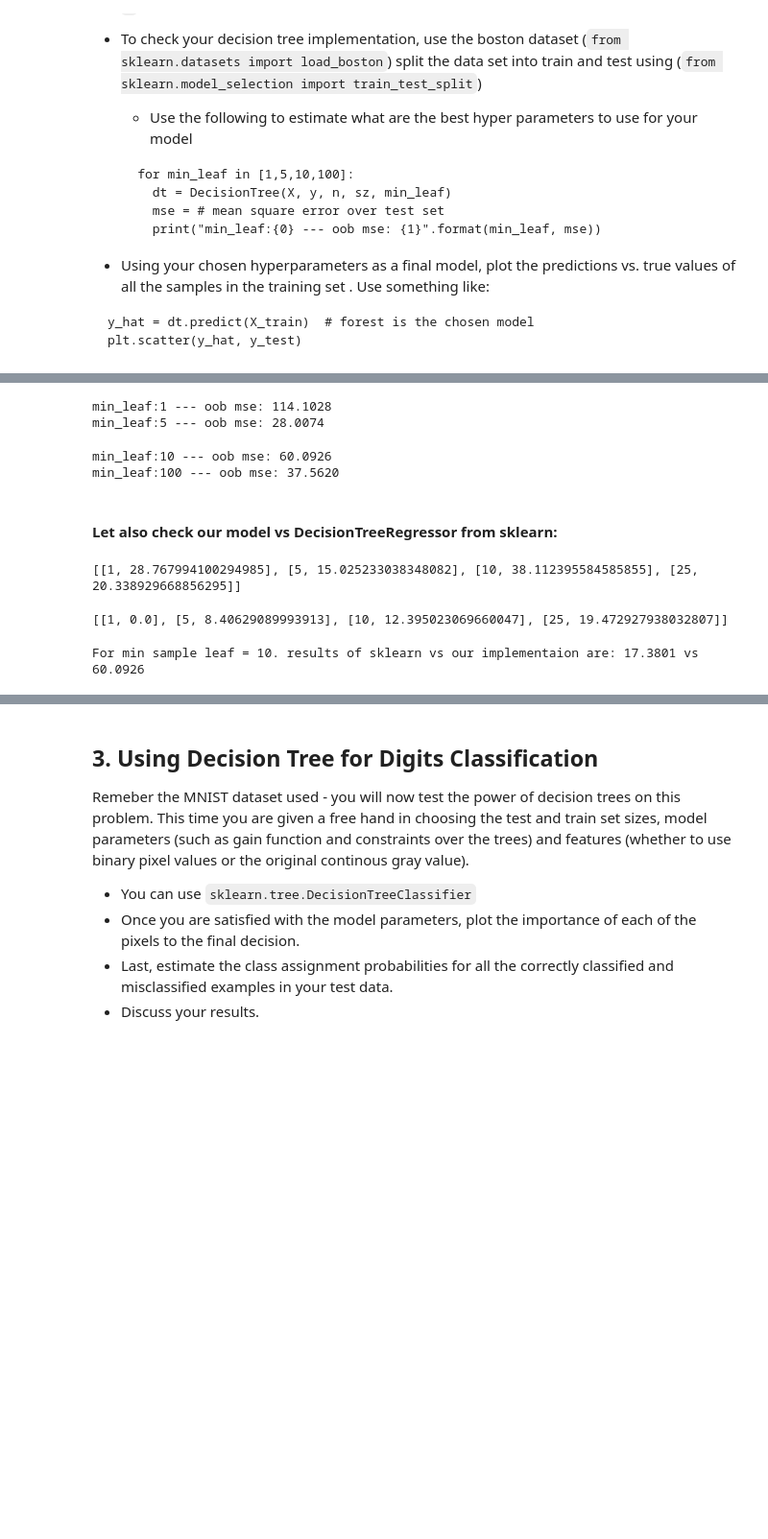
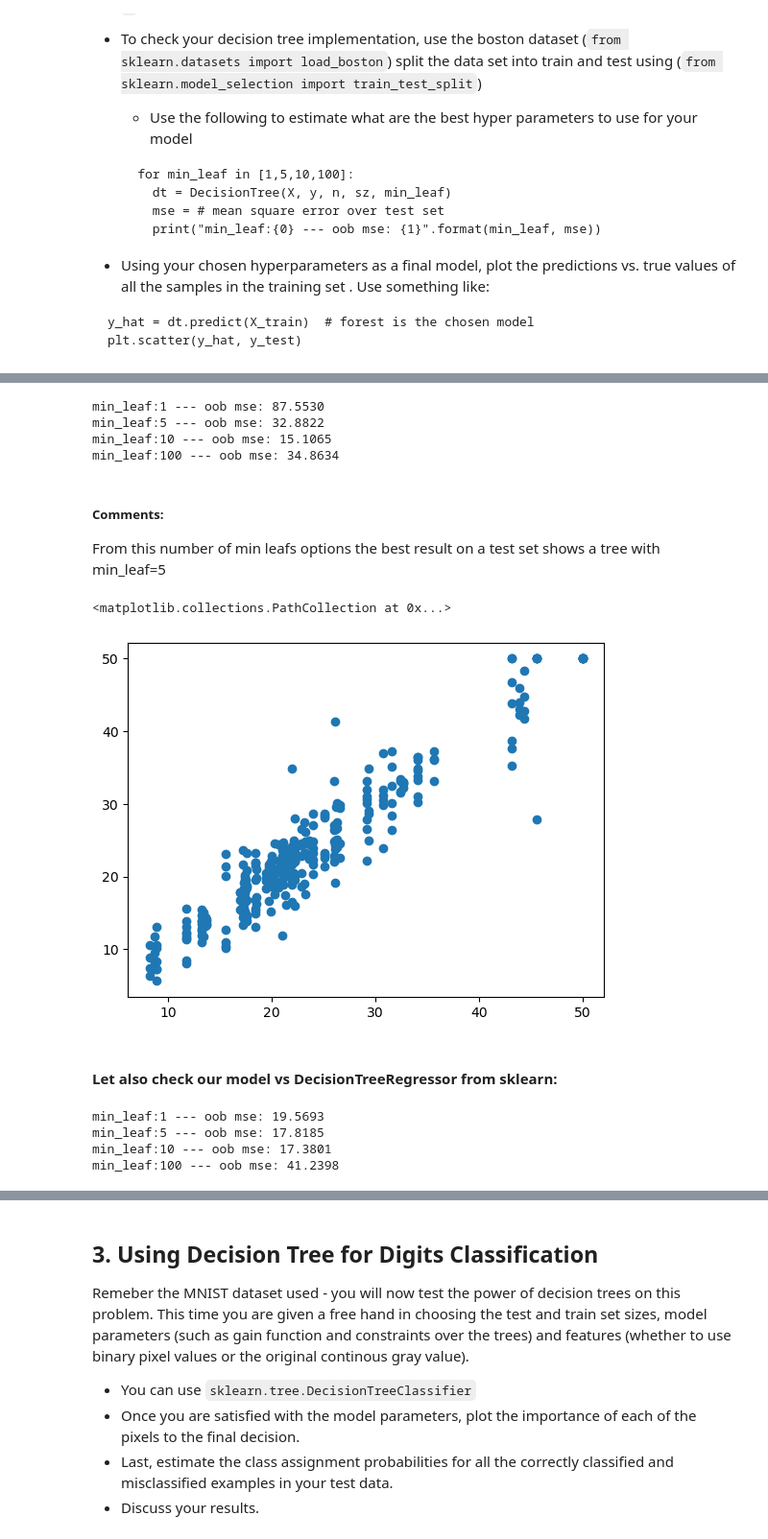
Before and after one commit to tansla/HWs_git, a Jupyter notebook: Decision Trees - Exercise.ipynb, the cells around one changed output, grey strips where cells are left out. Shown at 96% size. Cells and saved outputs as stored; diff of their text form; code cells hidden in the pictures; blank space fills up the shorter version.

Commit message:
corrected ex3 + good working tree in ex2

```diff
--- a/Decision Trees - Exercise.ipynb
+++ b/Decision Trees - Exercise.ipynb
@@ -148,10 +148,13 @@ class DecisionTree(BaseEstimator,ClassifierMixin):
       index_right = self.X.iloc[:,self.feature]  >= self.feature_value
       left_tree  = self.X[index_left].loc[:,self.X.columns.values !=self.feature]
       right_tree = self.X[index_right].loc[:,self.X.columns.values !=self.feature]
-      self.right = DecisionTree(self.min_leaf)
-      self.right.fit(right_tree, self.y[index_right], depth=depth+1)
-      self.left = DecisionTree(self.min_leaf)
-      self.left.fit(left_tree, self.y[index_left], depth=depth+1)
+      if (len(left_tree) == 0) or (len(right_tree) == 0):
+        self.feature = None
+      else:
+        self.right = DecisionTree(self.min_leaf)
+        self.right.fit(right_tree, self.y[index_right], depth=depth+1)
+        self.left = DecisionTree(self.min_leaf)
+        self.left.fit(left_tree, self.y[index_left], depth=depth+1)
 
 
   def learn_the_feature(self):
@@ -175,7 +178,7 @@ class DecisionTree(BaseEstimator,ClassifierMixin):
     for value in values_to_check:
         left = pd_xy.loc[pd_xy.x < value]['y'].values
         right = pd_xy.loc[pd_xy.x >= value]['y'].values
-        if (len(left) > self.min_leaf/2) and (len(right) > self.min_leaf/2):
+        if (len(left) > self.min_leaf/3) and (len(right) > self.min_leaf/3):
           values.append(value)
           errors.append(self.split_error(left, right))
     values = np.array(values)
@@ -215,53 +236,38 @@ for min_leaf in [1,5,10,100]:
     mse = np.mean((y_pred_test- y_test)**2) # mean square error over test set
     print(f"min_leaf:{min_leaf} --- oob mse: {mse:.4f}")
 # %% [output]
-min_leaf:1 --- oob mse: 114.1028
-min_leaf:5 --- oob mse: 28.0074
+min_leaf:1 --- oob mse: 87.5530
+min_leaf:5 --- oob mse: 32.8822
+min_leaf:10 --- oob mse: 15.1065
+min_leaf:100 --- oob mse: 34.8634
-min_leaf:10 --- oob mse: 60.0926
-min_leaf:100 --- oob mse: 37.5620
+# %% [markdown]
+##### Comments:
+
+From this number of min leafs options the best result on a test set shows a tree with min_leaf=5
 # %%
-min_leaf = 5
+min_leaf = 10
 dt = DecisionTree(min_leaf)
 dt.fit(X_train, y_train)
 y_hat = dt.predict(X_train)  # forest is the chosen model
 plt.scatter(y_hat, y_train)
+# %% [output]
+<matplotlib.collections.PathCollection at 0x...>
+[figure, added]
 # %% [markdown]
 #### Let also check our model vs DecisionTreeRegressor from sklearn:
-# %%
-errors_train = []
-for leaf in [1, 5, 10, 25]:
-    my_dt = DecisionTree(leaf)
-    my_dt.fit(X_train, y_train)
-    y_pred_train = my_dt.predict(X_train)
-    errors_train.append([leaf, np.mean((y_pred_train- y_train)**2)])
-
-print(errors_train)
-# %% [output]
-[[1, 28.767994100294985], [5, 15.025233038348082], [10, 38.112395584585855], [25, 20.338929668856295]]
 # %%
 from sklearn.tree import DecisionTreeRegressor
-errors_train_dtr = []
-for leaf in [1, 5, 10, 25]:
+for leaf in [1,5,10,100]:
     dtr = DecisionTreeRegressor(min_samples_leaf=leaf)
     dtr.fit(X_train, y_train)
-    y_pred_train = dtr.predict(X_train)
-    errors_train_dtr.append([leaf, np.mean((y_pred_train- y_train)**2)])
-
-print(errors_train_dtr)
+    y_pred_test = dtr.predict(X_test)
+    mse = np.mean((y_pred_test- y_test)**2) # mean square error over test set
+    print(f"min_leaf:{leaf} --- oob mse: {mse:.4f}")
 # %% [output]
-[[1, 0.0], [5, 8.40629089993913], [10, 12.395023069660047], [25, 19.472927938032807]]
+min_leaf:1 --- oob mse: 19.5693
+min_leaf:5 --- oob mse: 17.8185
+min_leaf:10 --- oob mse: 17.3801
+min_leaf:100 --- oob mse: 41.2398
-# %%
-leaf = 10
-dtr = DecisionTreeRegressor(min_samples_leaf=leaf)
-dtr.fit(X_train, y_train)
-my_dt = DecisionTree(leaf)
-my_dt.fit(X_train, y_train)
-mse_sklearn = np.mean((dtr.predict(X_test)- y_test)**2)
-mse_my_tree = np.mean((my_dt.predict(X_test)- y_test)**2)
-
-print(f'For min sample leaf = {leaf}. results of sklearn vs our implementaion are: {mse_sklearn:.4f} vs {mse_my_tree:.4f}')
-# %% [output]
-For min sample leaf = 10. results of sklearn vs our implementaion are: 17.3801 vs 60.0926
 # %% [markdown]
 ### Comments:
 
```
Also changed, not shown: parts of 28 cells of this notebook.
